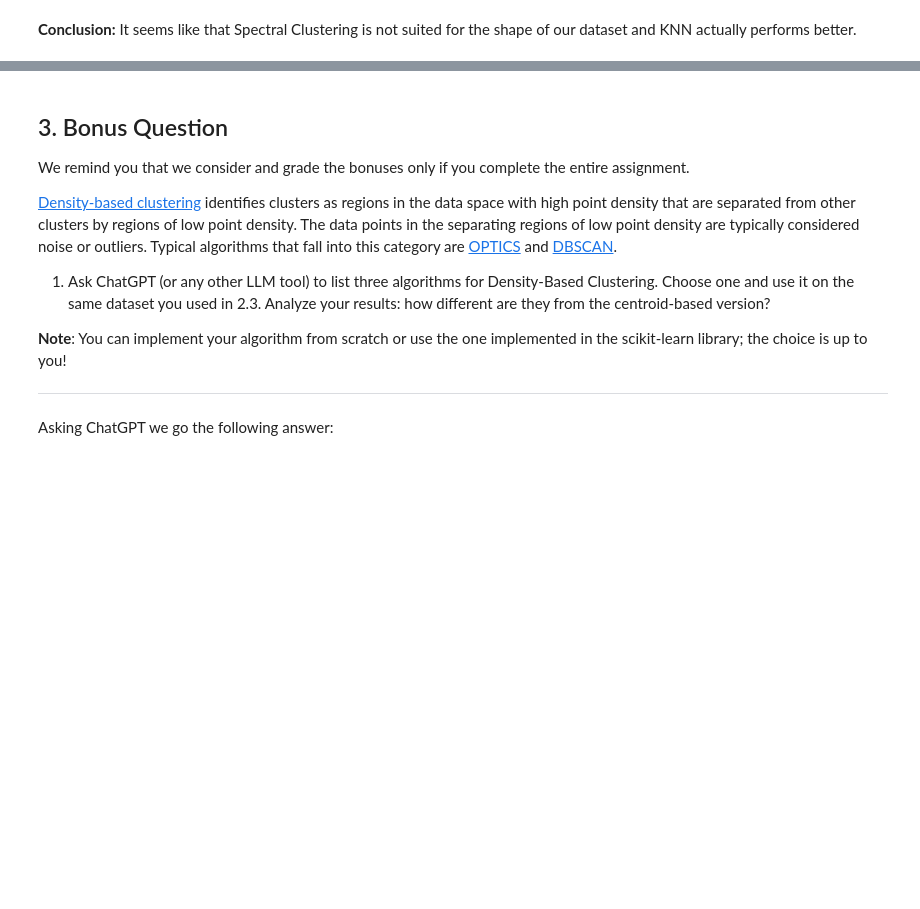
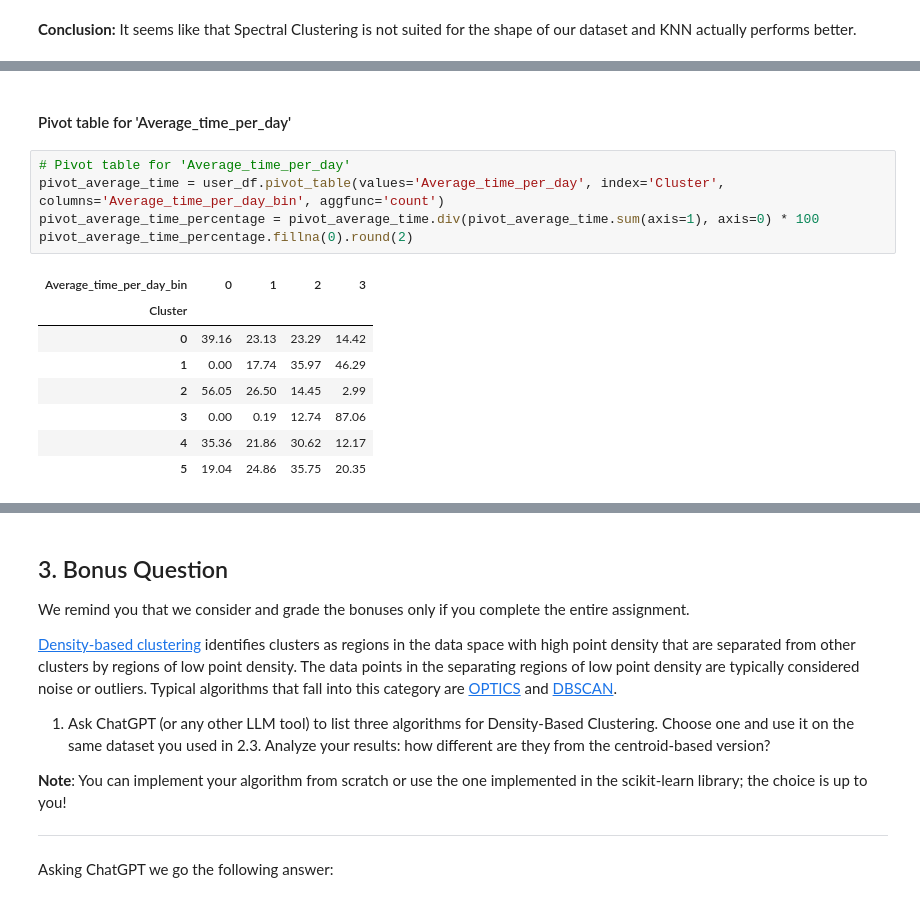
Before and after one commit to JesterProphet/ADM-HW4, a Jupyter notebook: main.ipynb, the cells around one changed output, grey strips where cells are left out. Cells and saved outputs as stored; diff of their text form; blank space fills up the shorter version.

```diff
--- a/main.ipynb
+++ b/main.ipynb
@@ -1451,0 +1524,16 @@ You are often encouraged to explain the main characteristics that your clusters
+# %% [markdown]
+#### Pivot table for 'Average_time_per_day'
+# %%
+# Pivot table for 'Average_time_per_day'
+pivot_average_time = user_df.pivot_table(values='Average_time_per_day', index='Cluster', columns='Average_time_per_day_bin', aggfunc='count')
+pivot_average_time_percentage = pivot_average_time.div(pivot_average_time.sum(axis=1), axis=0) * 100
+pivot_average_time_percentage.fillna(0).round(2)
+# %% [output]
+| Average_time_per_day_bin | 0 | 1 | 2 | 3 |
+| Cluster |  |  |  |  |
+| 0 | 39.16 | 23.13 | 23.29 | 14.42 |
+| 1 | 0.00 | 17.74 | 35.97 | 46.29 |
+| 2 | 56.05 | 26.50 | 14.45 | 2.99 |
+| 3 | 0.00 | 0.19 | 12.74 | 87.06 |
+| 4 | 35.36 | 21.86 | 30.62 | 12.17 |
+| 5 | 19.04 | 24.86 | 35.75 | 20.35 |
```
Also changed, not shown: parts of 27 cells of this notebook.
